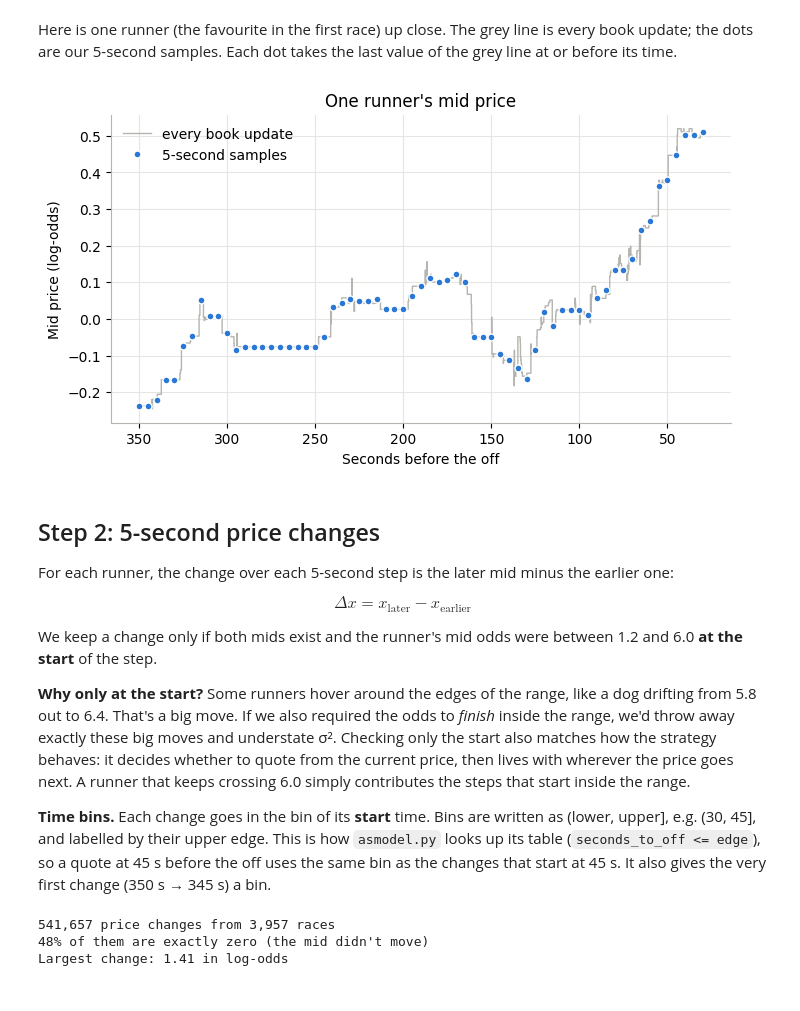
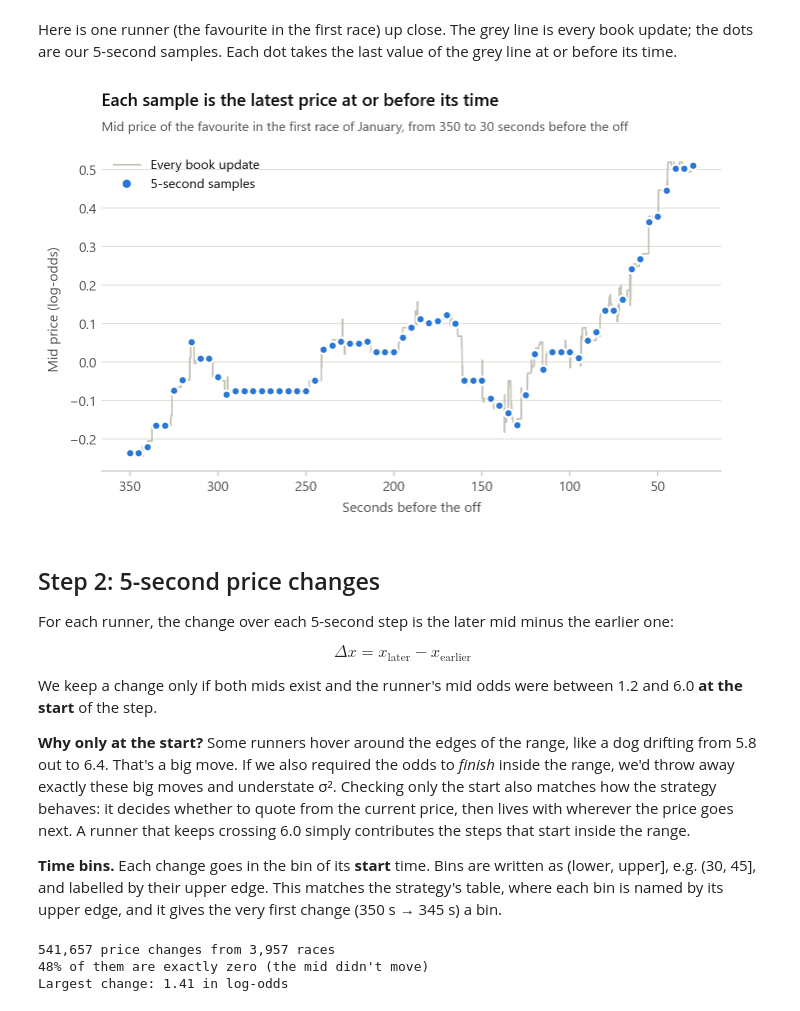
Before and after one commit to wazzak-99/Greyhound-Racing-Backtesting, a Jupyter notebook: research/volatility.ipynb, the cells around one changed output. Cells and saved outputs as stored; diff of their text form; code cells hidden in the pictures.

```diff
--- a/research/volatility.ipynb
+++ b/research/volatility.ipynb
@@ -69,8 +98,8 @@ Two details:
 - **Scheduled off.** Some races had their start time changed (almost always hours beforehand), so we use the market's final `market_time`.
 - **Suspended markets.** A mid only counts if the market was `OPEN` at that moment. If it was suspended (for example, after a scratching or once the race had started), the mid is left missing.
 # %%
-def mids_on_grid(path):
-    # Mid price of every runner at 350, 345, ..., 30 s before the off (one row per runner per time)
+def mids_on_grid(path, grid=GRID):
+    # Mid price of every runner at each time in `grid` (seconds before the off), one row per runner per time
     book = pd.read_parquet(path, columns=["publish_time", "market_time", "status",
                                           "selection_id", "back_price_1", "lay_price_1"])
     # A market that never had a price (one abandoned race) stores empty price columns, so force numbers
@@ -78,7 +107,7 @@ def mids_on_grid(path):
     off = book["market_time"].iloc[-1]          # scheduled off (its final value)
 
     # One row per runner per sample time
-    samples = pd.MultiIndex.from_product([book["selection_id"].unique(), GRID],
+    samples = pd.MultiIndex.from_product([book["selection_id"].unique(), grid],
                                          names=["selection_id", "ttj"]).to_frame(index=False)
     samples["time"] = off - pd.to_timedelta(samples["ttj"], unit="s")
 
@@ -102,7 +131,7 @@ def mids_on_grid(path):
     })
 
 
-mids = pd.concat([mids_on_grid(f) for f in FILES], ignore_index=True)   # takes about a minute
+mids = pd.concat(Parallel(n_jobs=-1)(delayed(mids_on_grid)(f) for f in FILES), ignore_index=True)   # one race per core
 print(f"{mids['race'].nunique():,} races, {len(mids):,} runner samples")
 mids.head()
 # %% [output]
@@ -118,26 +147,29 @@ Here is one runner (the favourite in the first race) up close. The grey line is
 # %%
 race = FILES[0]
 first_race = mids[mids["race"] == race.stem]
 favourite = first_race[first_race["ttj"] == 350].sort_values("odds")["selection_id"].iloc[0]
 
 # The favourite's full price path in the window
 book = pd.read_parquet(race)
 book = book[(book["selection_id"] == favourite) & (book["status"] == "OPEN")]
 ttj = (book["market_time"].iloc[-1] - book["publish_time"]).dt.total_seconds()
 S = 0.5 * (1 / book["back_price_1"] + 1 / book["lay_price_1"])
 window = ttj.between(30, 350)
 
 samples = first_race[first_race["selection_id"] == favourite]
 
 fig, ax = plt.subplots()
-ax.step(ttj[window], np.log(S / (1 - S))[window], where="post", color=GREY, lw=1, label="every book update")
-ax.plot(samples["ttj"], samples["x"], "o", color=BLUE, ms=5, mec="white", label="5-second samples")
+ax.step(ttj[window], np.log(S / (1 - S))[window], where="post", color=LIGHT, lw=1.2, label="Every book update")
+ax.plot(samples["ttj"], samples["x"], "o", color=BLUE, ms=6, label="5-second samples")
 ax.invert_xaxis()   # time runs left to right, towards the off
-ax.set(xlabel="Seconds before the off", ylabel="Mid price (log-odds)", title="One runner's mid price")
-ax.legend(frameon=False)
+ax.set_xticks([350, 300, 250, 200, 150, 100, 50])
+ax.set(xlabel="Seconds before the off", ylabel="Mid price (log-odds)")
+legend(ax, loc="upper left")
+titles(ax, "Each sample is the latest price at or before its time",
+       "Mid price of the favourite in the first race of January, from 350 to 30 seconds before the off")
 plt.show()
 # %% [output]
-[figure, old version]
+[figure, new version]
 # %% [markdown]
 ## Step 2: 5-second price changes
 
@@ -149,7 +181,7 @@ We keep a change only if both mids exist and the runner's mid odds were between
 
 **Why only at the start?** Some runners hover around the edges of the range, like a dog drifting from 5.8 out to 6.4. That's a big move. If we also required the odds to *finish* inside the range, we'd throw away exactly these big moves and understate σ². Checking only the start also matches how the strategy behaves: it decides whether to quote from the current price, then lives with wherever the price goes next. A runner that keeps crossing 6.0 simply contributes the steps that start inside the range.
 
-**Time bins.** Each change goes in the bin of its **start** time. Bins are written as (lower, upper], e.g. (30, 45], and labelled by their upper edge. This is how `asmodel.py` looks up its table (`seconds_to_off <= edge`), so a quote at 45 s before the off uses the same bin as the changes that start at 45 s. It also gives the very first change (350 s → 345 s) a bin.
+**Time bins.** Each change goes in the bin of its **start** time. Bins are written as (lower, upper], e.g. (30, 45], and labelled by their upper edge. This matches the strategy's table, where each bin is named by its upper edge, and it gives the very first change (350 s → 345 s) a bin.
 # %%
 # Put each runner's samples in time order (350 s first), then pair each sample with the next one
 mids = mids.sort_values(["race", "selection_id", "ttj"], ascending=[True, True, False])
```
Also changed, not shown: parts of 13 cells of this notebook, 2 other files.
